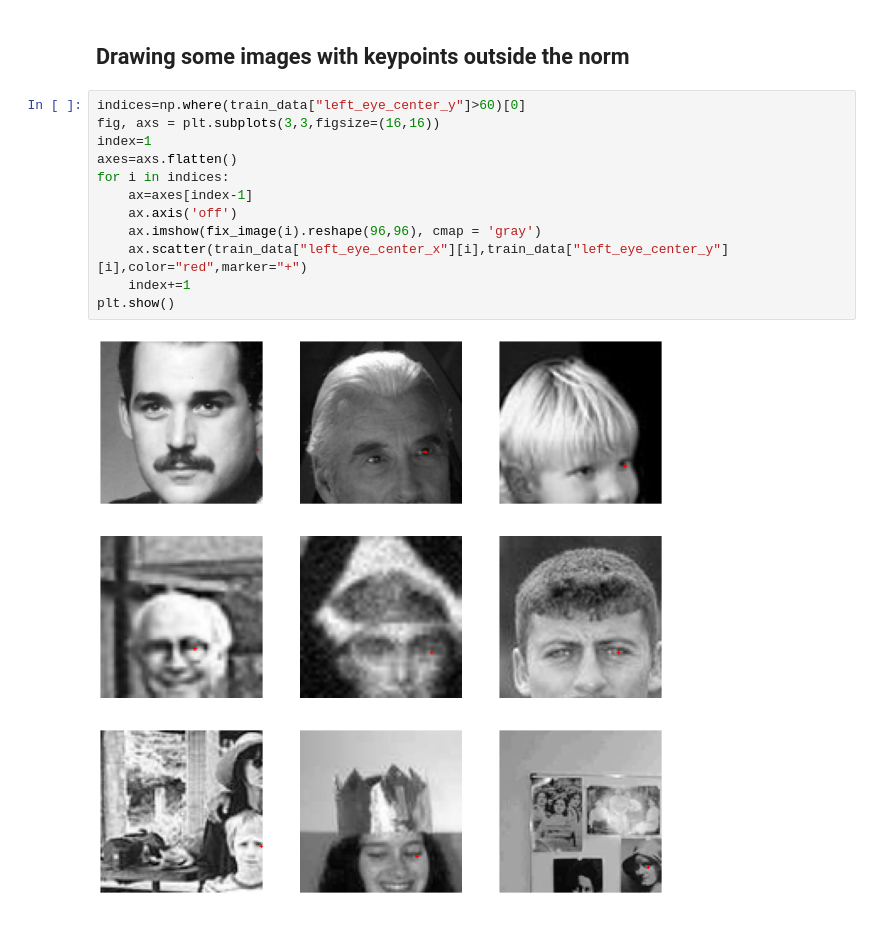
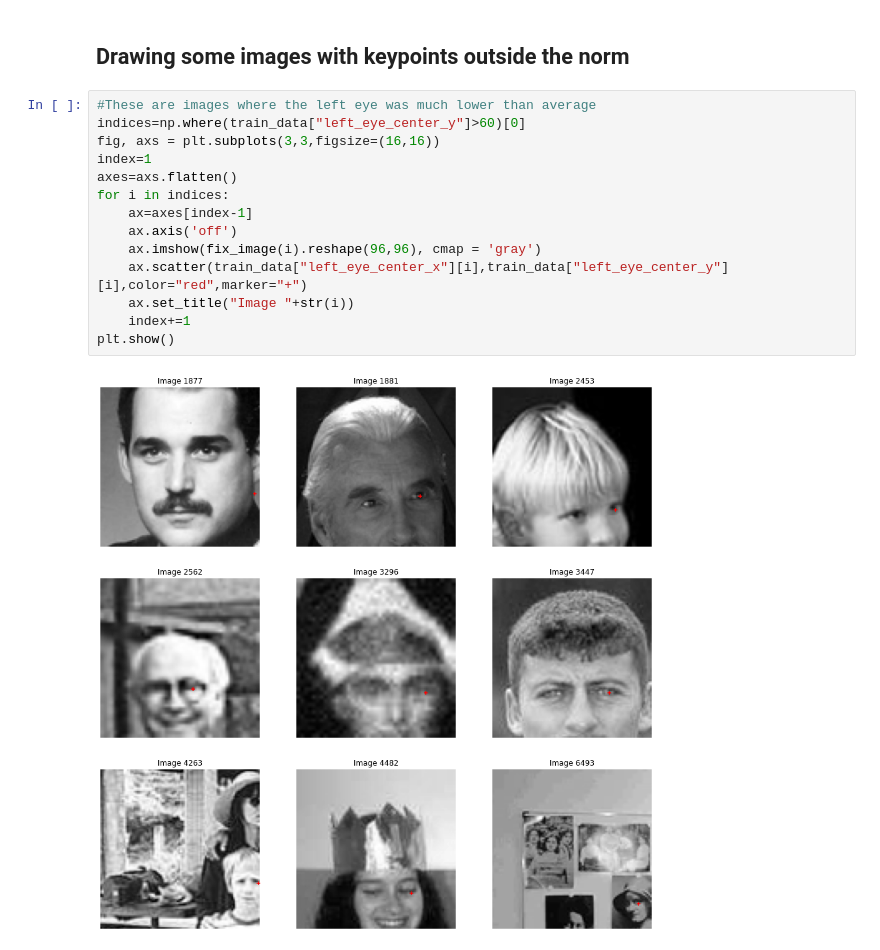
Before and after one commit to jcweaver/blackboxes, a Jupyter notebook: explorations_jcw.ipynb, the cells around one changed output. Drawn from its saved outputs; the diff is of its cells as text.

```diff
--- a/explorations_jcw.ipynb
+++ b/explorations_jcw.ipynb
@@ -223,16 +226,18 @@ for i in range(len(train_data["mouth_center_bottom_lip_x"])):
 # %% [markdown]
 ## Drawing some images with keypoints outside the norm
 # %%
+#These are images where the left eye was much lower than average
 indices=np.where(train_data["left_eye_center_y"]>60)[0]
 fig, axs = plt.subplots(3,3,figsize=(16,16))
 index=1
 axes=axs.flatten()
 for i in indices:
     ax=axes[index-1]
     ax.axis('off')
     ax.imshow(fix_image(i).reshape(96,96), cmap = 'gray')
     ax.scatter(train_data["left_eye_center_x"][i],train_data["left_eye_center_y"][i],color="red",marker="+")
+    ax.set_title("Image "+str(i))
     index+=1
 plt.show()
 # %% [output]
-[figure, old version]
+[figure, new version]
```
Also changed, not shown: parts of 3 cells of this notebook.
